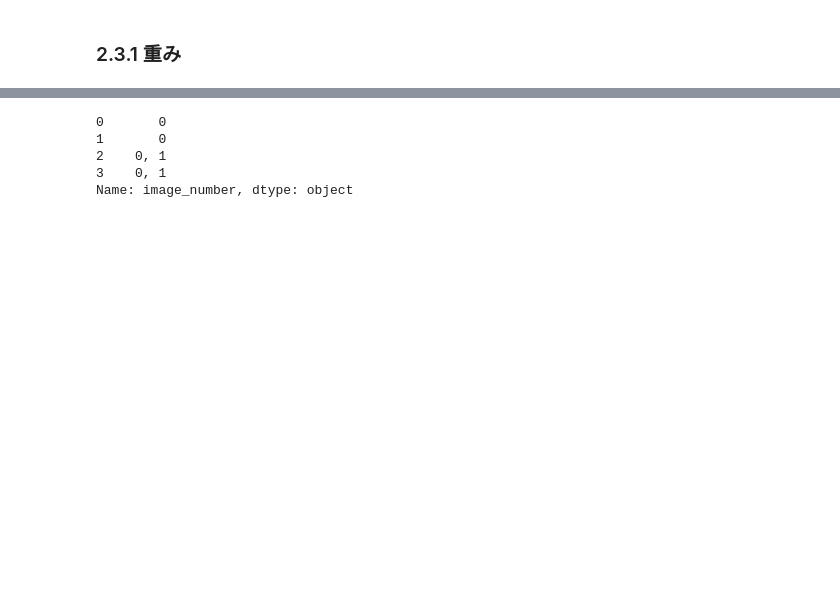
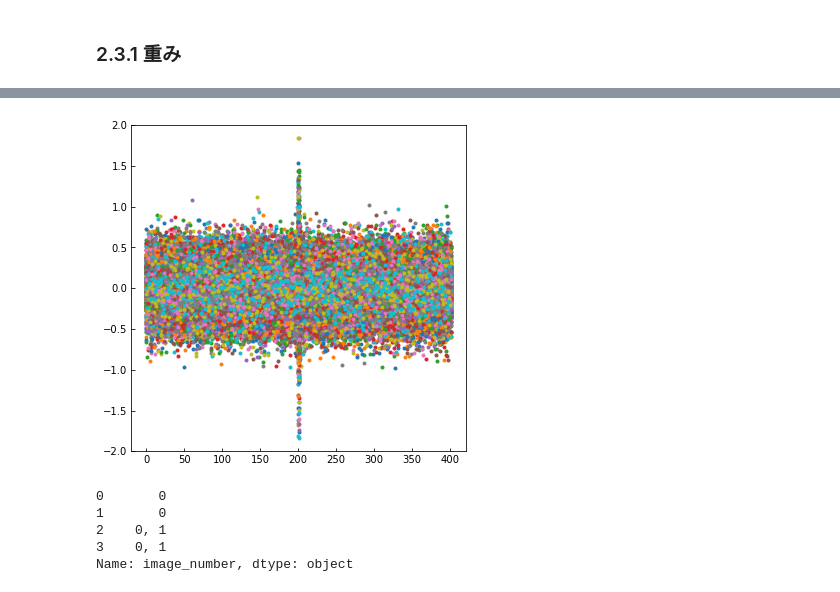
Before and after one commit to n-nooobu/masterthesis, a Jupyter notebook: src/visualize_ANN.ipynb, the cells around one changed output, grey strips where cells are left out. Saved outputs shown, nothing was run; the diff lists cells and outputs as text; code cells hidden in the pictures; blank space fills up the shorter version.

```diff
--- a/src/visualize_ANN.ipynb
+++ b/src/visualize_ANN.ipynb
@@ -311,3 +286,29 @@ ax.plot(weight[0]);
+# %%
+tap = 201
+batch_size = 100
+neuron = 300
+epochs = 500
+lr = 0.001
+form = 'RZ16QAM'
+PdBm = 1
+Lmax = 2500
+
+#signal_info_model = {'signal_type': 'prbs', 'N': 17, 'itr': 1}
+#signal_info_model = {'signal_type': 'random', 'seed': 1234, 'bit_num': 100000}
+signal_info_model = {'signal_type': 'image', 'target_dir': 'train_0', 'step': 10, 'image_number': '0', 'ebtb': True}
+
+model, mean, std = prepare_model(tap=tap, batch_size=batch_size, neuron=neuron, epochs=epochs, lr=lr, signal_info=signal_info_model, form=form, PdBm=PdBm, Lmax=Lmax)
+weight = model.state_dict()['fc1.weight'].detach().numpy()
+
+fig = plt.figure(figsize=(6, 6))
+ax = fig.add_subplot(1, 1, 1)
+for i in range(300): # [7, 25, 60, 160, 250]
+    ax.plot(weight[i], '.')
+ax.set_ylim((-2, 2))
+ax.xaxis.set_tick_params(direction='in')
+ax.yaxis.set_tick_params(direction='in')
+# %% [output]
+[figure, added]
 # %%
 l_df = pd.read_csv(l_df_dir, index_col=0)
 for i in range(len(l_df)):
```
Also changed, not shown: parts of 18 cells of this notebook, 2 other files.
